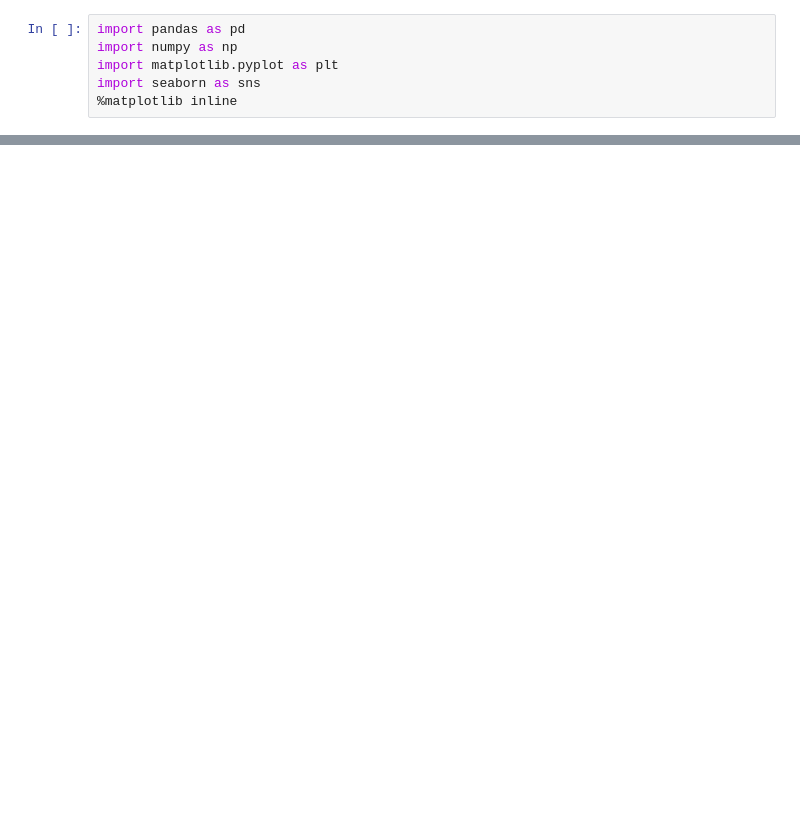
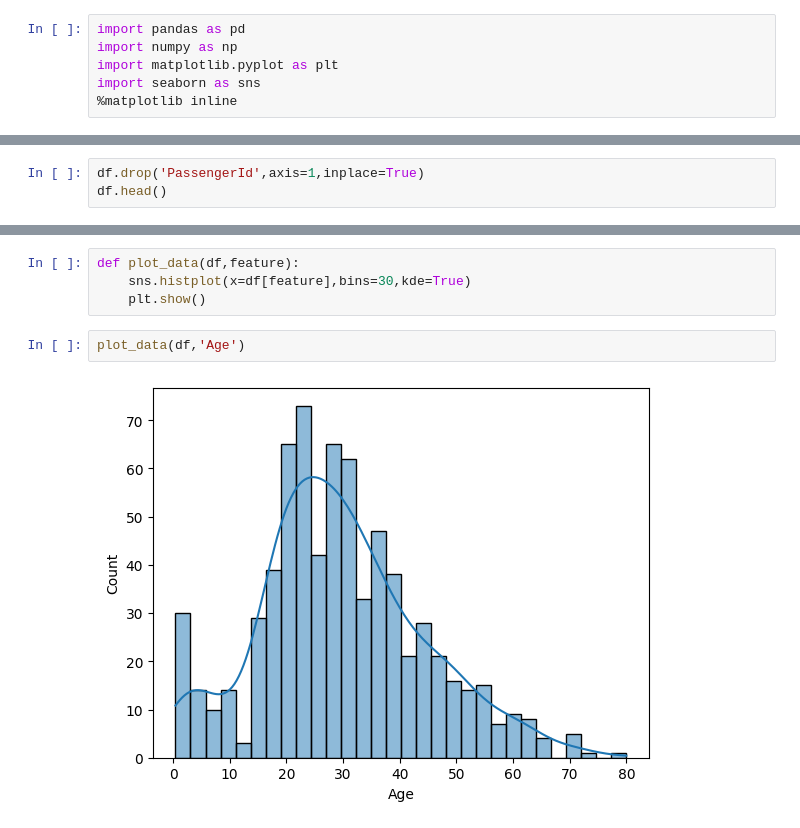
Before and after one commit to singh-manavv/Titanic-Dataset, a Jupyter notebook: titanic.ipynb, the cells around one changed output, grey strips where cells are left out. Saved outputs shown, nothing was run; the diff lists cells and outputs as text; blank space fills up the shorter version.

```diff
--- a/titanic.ipynb
+++ b/titanic.ipynb
@@ -23,0 +51,3 @@ df
+# %%
+df.drop('PassengerId',axis=1,inplace=True)
+df.head()
@@ -23,0 +89,8 @@ df
+# %%
+def plot_data(df,feature):
+    sns.histplot(x=df[feature],bins=30,kde=True)
+    plt.show()
+# %%
+plot_data(df,'Age')
+# %% [output]
+[figure, added]
```
Also changed, not shown: parts of 6 cells of this notebook.
